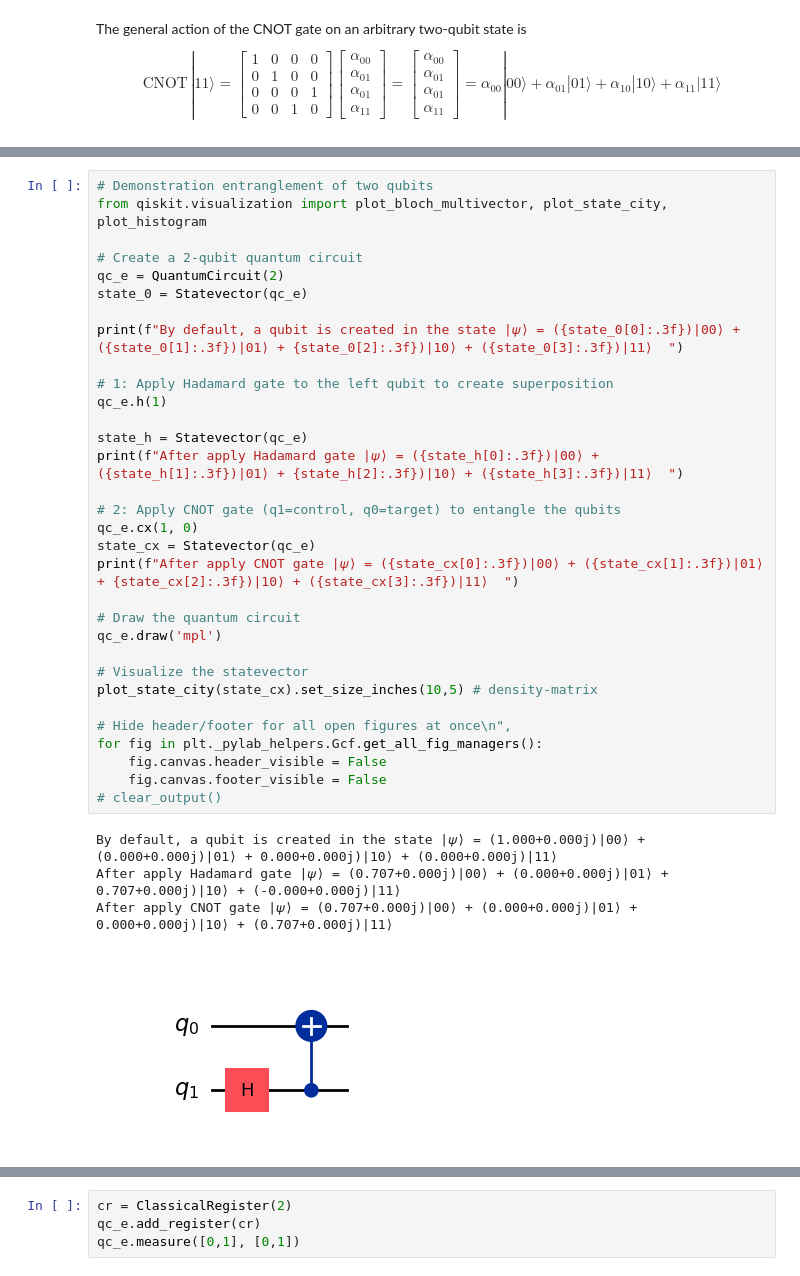
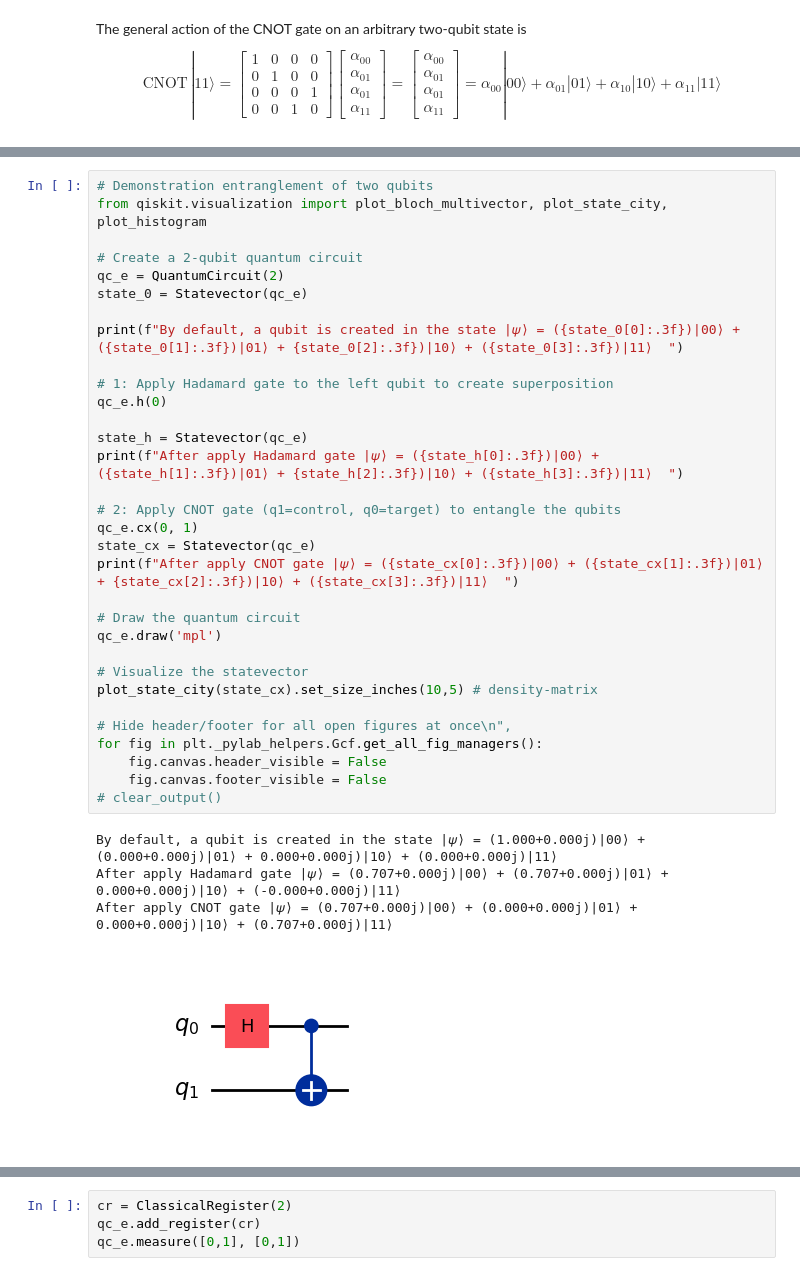
Before and after one commit to MariyaSV78/notebook_Quantum-computing, a Jupyter notebook: Quantum-computing.ipynb, the cells around one changed output, grey strips where cells are left out. Drawn from its saved outputs; the diff is of its cells as text.

```diff
--- a/Quantum-computing.ipynb
+++ b/Quantum-computing.ipynb
@@ -1238,34 +1233,34 @@ from qiskit.visualization import plot_bloch_multivector, plot_state_city, plot_h
 
 # Create a 2-qubit quantum circuit
 qc_e = QuantumCircuit(2)
 state_0 = Statevector(qc_e)
 
 print(f"By default, a qubit is created in the state |𝜓⟩ = ({state_0[0]:.3f})|00⟩ + ({state_0[1]:.3f})|01⟩ + {state_0[2]:.3f})|10⟩ + ({state_0[3]:.3f})|11⟩  ")
 
 # 1: Apply Hadamard gate to the left qubit to create superposition
-qc_e.h(1)
+qc_e.h(0)
 
 state_h = Statevector(qc_e)
 print(f"After apply Hadamard gate |𝜓⟩ = ({state_h[0]:.3f})|00⟩ + ({state_h[1]:.3f})|01⟩ + {state_h[2]:.3f})|10⟩ + ({state_h[3]:.3f})|11⟩  ")
 
 # 2: Apply CNOT gate (q1=control, q0=target) to entangle the qubits
-qc_e.cx(1, 0)
+qc_e.cx(0, 1)
 state_cx = Statevector(qc_e)
 print(f"After apply CNOT gate |𝜓⟩ = ({state_cx[0]:.3f})|00⟩ + ({state_cx[1]:.3f})|01⟩ + {state_cx[2]:.3f})|10⟩ + ({state_cx[3]:.3f})|11⟩  ")
 
 # Draw the quantum circuit
 qc_e.draw('mpl')
 
 # Visualize the statevector
 plot_state_city(state_cx).set_size_inches(10,5) # density-matrix
 
 # Hide header/footer for all open figures at once\n",
 for fig in plt._pylab_helpers.Gcf.get_all_fig_managers():
     fig.canvas.header_visible = False
     fig.canvas.footer_visible = False
 # clear_output()
 # %% [output]
 By default, a qubit is created in the state |𝜓⟩ = (1.000+0.000j)|00⟩ + (0.000+0.000j)|01⟩ + 0.000+0.000j)|10⟩ + (0.000+0.000j)|11⟩
-After apply Hadamard gate |𝜓⟩ = (0.707+0.000j)|00⟩ + (0.000+0.000j)|01⟩ + 0.707+0.000j)|10⟩ + (-0.000+0.000j)|11⟩
+After apply Hadamard gate |𝜓⟩ = (0.707+0.000j)|00⟩ + (0.707+0.000j)|01⟩ + 0.000+0.000j)|10⟩ + (-0.000+0.000j)|11⟩
 After apply CNOT gate |𝜓⟩ = (0.707+0.000j)|00⟩ + (0.000+0.000j)|01⟩ + 0.000+0.000j)|10⟩ + (0.707+0.000j)|11⟩
-[figure, old version]
+[figure, new version]
```
Also changed, not shown: parts of 23 cells of this notebook, 6 other files.
